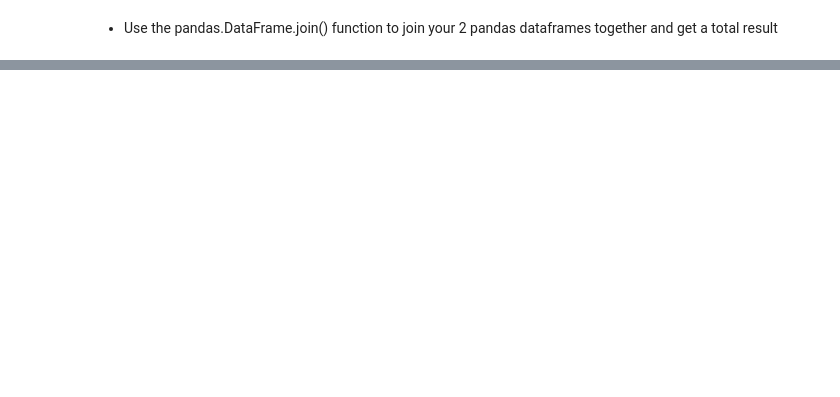
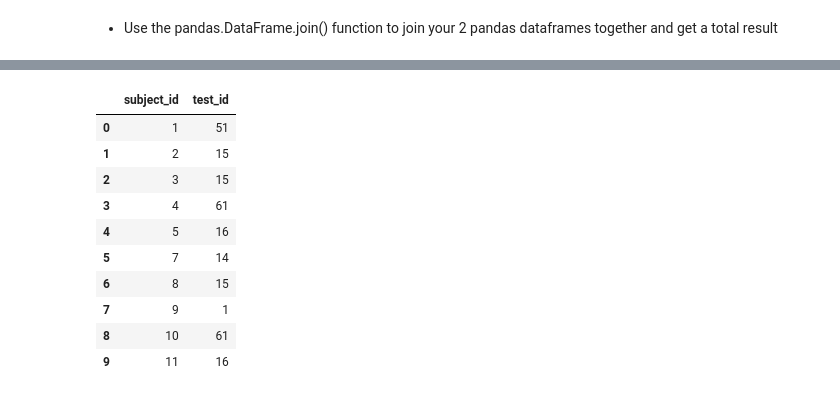
Before and after one commit to pburkard88/DS_BOS_07_Students, a Jupyter notebook: KeithWebber/Assignment-2/KeithWebber Assigment2.ipynb, the cells around one changed output, grey strips where cells are left out. Saved outputs shown, nothing was run; the diff lists cells and outputs as text; code cells hidden in the pictures; blank space fills up the shorter version.

```diff
--- a/KeithWebber/Assignment-2/KeithWebber Assigment2.ipynb
+++ b/KeithWebber/Assignment-2/KeithWebber Assigment2.ipynb
@@ -293,0 +336,18 @@ assists.head()
+# %%
+raw_data = {
+        'subject_id': ['1', '2', '3', '4', '5', '7', '8', '9', '10', '11'],
+        'test_id': [51, 15, 15, 61, 16, 14, 15, 1, 61, 16]}
+df_n = pd.DataFrame(raw_data, columns = ['subject_id','test_id'])
+df_n
+# %% [output]
+|  | subject_id | test_id |
+| 0 | 1 | 51 |
+| 1 | 2 | 15 |
+| 2 | 3 | 15 |
+| 3 | 4 | 61 |
+| 4 | 5 | 16 |
+| 5 | 7 | 14 |
+| 6 | 8 | 15 |
+| 7 | 9 | 1 |
+| 8 | 10 | 61 |
+| 9 | 11 | 16 |
```
Also changed, not shown: parts of 11 cells of this notebook.
